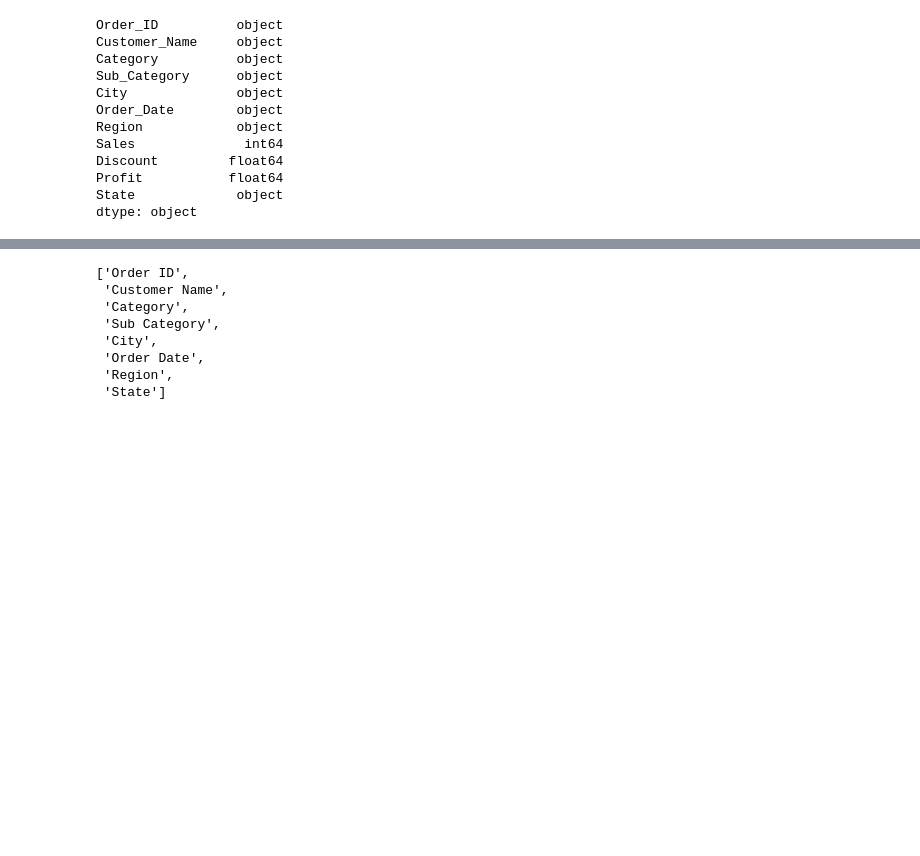
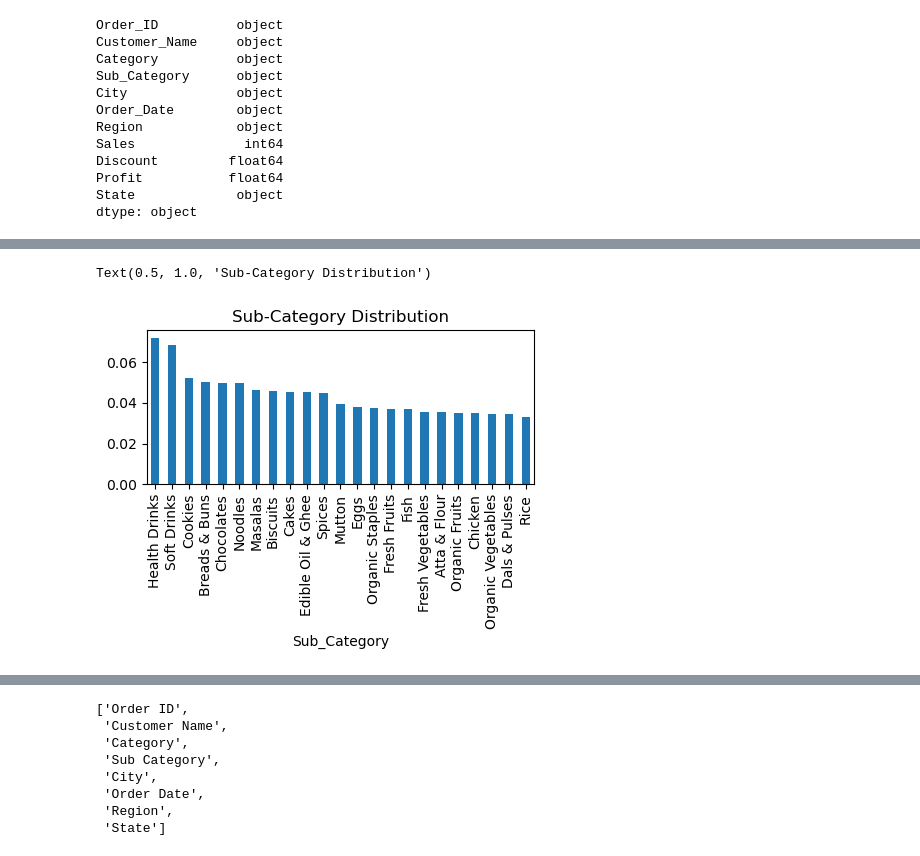
Before and after one commit to Naftal-Rainer/FMCG-Retail-Analytics, a Jupyter notebook: retail_analysis.ipynb, the cells around one changed output, grey strips where cells are left out. Saved outputs shown, nothing was run; the diff lists cells and outputs as text; code cells hidden in the pictures; blank space fills up the shorter version.

```diff
--- a/retail_analysis.ipynb
+++ b/retail_analysis.ipynb
@@ -135,0 +164,7 @@ ValueError: time data "4/15/2018" doesn't match format "%m-%d-%Y", at position 4
+# %%
+plt.figure(figsize=(5, 2))
+data.Sub_Category.value_counts(normalize=True).plot(kind="bar")
+plt.title("Sub-Category Distribution")
+# %% [output]
+Text(0.5, 1.0, 'Sub-Category Distribution')
+[figure, added]
```
Also changed, not shown: parts of 11 cells of this notebook.
